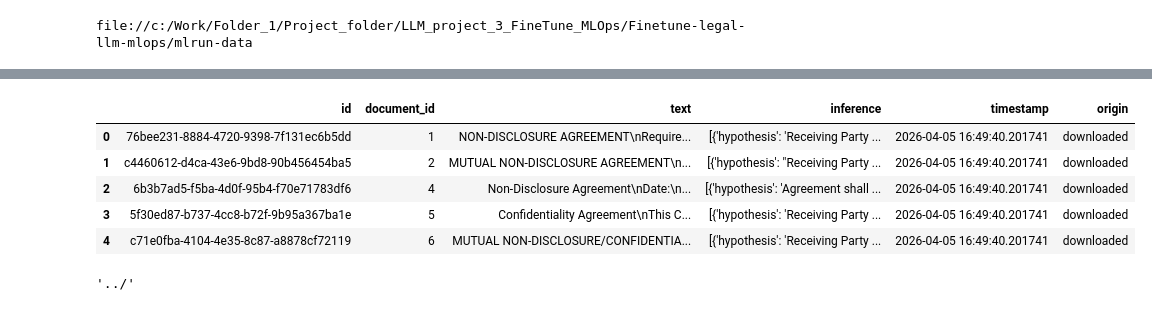
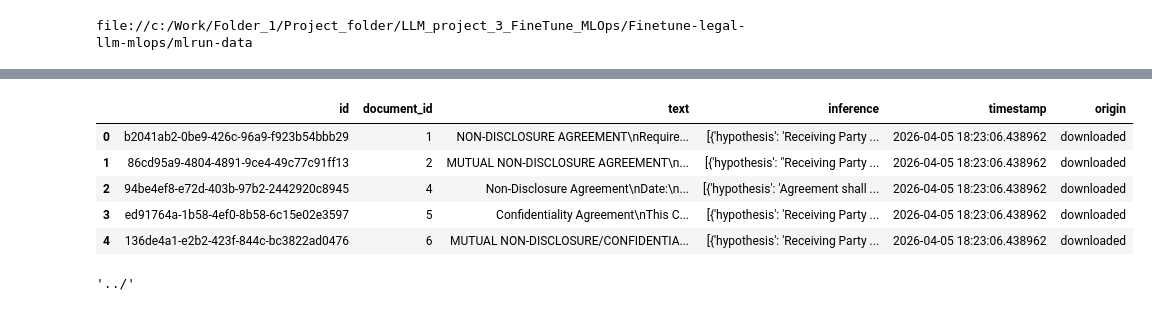
Before and after one commit to jerrold110/Finetune-legal-llm-mlops, a Jupyter notebook: notebooks/MLRun_execute_workflows.ipynb, the cells around one changed output, grey strips where cells are left out. Cells and saved outputs as stored; diff of their text form; code cells hidden in the pictures.

Commit message:
Ran dataset raw process workflow

```diff
--- a/notebooks/MLRun_execute_workflows.ipynb
+++ b/notebooks/MLRun_execute_workflows.ipynb
@@ -74,19 +68,19 @@ df = mlrun.get_dataitem(data_uri).as_df()
 df.head()
 # %%
 ## Testing data versioning and access to registered datasets in MLRun
-data_uri = "store://datasets/finetune-legal-extractor/raw-data-register-function-register-process-raw-data_test_data:latest"
-data_uri = "store://datasets/finetune-legal-extractor/raw-data-register-function-register-process-raw-data_test_data:1.0.0"
+data_uri = "store://datasets/finetune-legal-extractor/raw-proc-process-raw_test_data:latest"
+data_uri = "store://datasets/finetune-legal-extractor/raw-proc-process-raw_test_data:20260405_1822"
 
 # Fetch the item and immediately convert it to a Pandas DataFrame
 df = mlrun.get_dataitem(data_uri).as_df()
 df.head()
 # %% [output]
 |  | id | document_id | text | inference | timestamp | origin |
-| 0 | 76bee231-8884-4720-9398-7f131ec6b5dd | 1 | NON-DISCLOSURE AGREEMENT\nRequire... | [{'hypothesis': 'Receiving Party ... | 2026-04-05 16:49:40.201741 | downloaded |
-| 1 | c4460612-d4ca-43e6-9bd8-90b456454ba5 | 2 | MUTUAL NON-DISCLOSURE AGREEMENT\n... | [{'hypothesis': "Receiving Party ... | 2026-04-05 16:49:40.201741 | downloaded |
-| 2 | 6b3b7ad5-f5ba-4d0f-95b4-f70e71783df6 | 4 | Non-Disclosure Agreement\nDate:\n... | [{'hypothesis': 'Agreement shall ... | 2026-04-05 16:49:40.201741 | downloaded |
-| 3 | 5f30ed87-b737-4cc8-b72f-9b95a367ba1e | 5 | Confidentiality Agreement\nThis C... | [{'hypothesis': 'Receiving Party ... | 2026-04-05 16:49:40.201741 | downloaded |
-| 4 | c71e0fba-4104-4e35-8c87-a8878cf72119 | 6 | MUTUAL NON-DISCLOSURE/CONFIDENTIA... | [{'hypothesis': 'Receiving Party ... | 2026-04-05 16:49:40.201741 | downloaded |
+| 0 | b2041ab2-0be9-426c-96a9-f923b54bbb29 | 1 | NON-DISCLOSURE AGREEMENT\nRequire... | [{'hypothesis': 'Receiving Party ... | 2026-04-05 18:23:06.438962 | downloaded |
+| 1 | 86cd95a9-4804-4891-9ce4-49c77c91ff13 | 2 | MUTUAL NON-DISCLOSURE AGREEMENT\n... | [{'hypothesis': "Receiving Party ... | 2026-04-05 18:23:06.438962 | downloaded |
+| 2 | 94be4ef8-e72d-403b-97b2-2442920c8945 | 4 | Non-Disclosure Agreement\nDate:\n... | [{'hypothesis': 'Agreement shall ... | 2026-04-05 18:23:06.438962 | downloaded |
+| 3 | ed91764a-1b58-4ef0-8b58-6c15e02e3597 | 5 | Confidentiality Agreement\nThis C... | [{'hypothesis': 'Receiving Party ... | 2026-04-05 18:23:06.438962 | downloaded |
+| 4 | 136de4a1-e2b2-423f-844c-bc3822ad0476 | 6 | MUTUAL NON-DISCLOSURE/CONFIDENTIA... | [{'hypothesis': 'Receiving Party ... | 2026-04-05 18:23:06.438962 | downloaded |
 # %%
 # This deletes all artifacts in the database
 db = mlrun.get_run_db()
```
Also changed, not shown: parts of 3 cells of this notebook, 1 other file.
